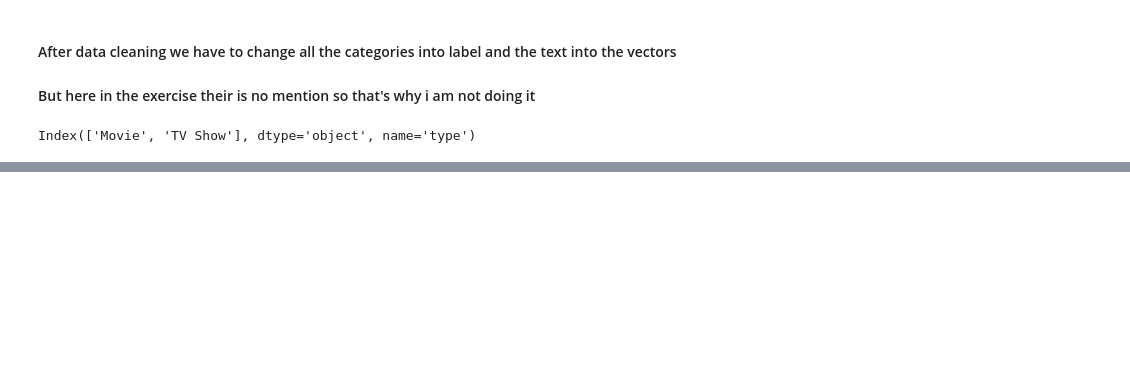
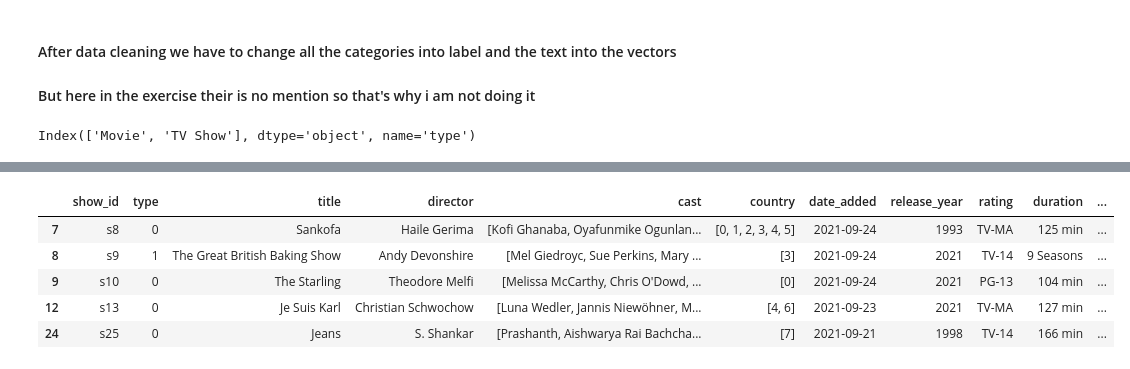
Before and after one commit to aksaini2003/Elevate_labs_internship_work, a Jupyter notebook: task1/main.ipynb, the cells around one changed output, grey strips where cells are left out. Saved outputs shown, nothing was run; the diff lists cells and outputs as text; code cells hidden in the pictures; blank space fills up the shorter version.

```diff
--- a/task1/main.ipynb
+++ b/task1/main.ipynb
@@ -266,0 +346,13 @@ d={'Movie':0,'TV Show':1}
+# %%
+#lets do same as the country column with the genre column also
+genre=list()
+for i in df['genre']:
+    for j in i:
+        if j not in genre:
+            genre.append(j)
+# %%
+genre
+#lets give them label
+d=dict()
+for i,g in enumerate(genre):
+    d[g]=i
@@ -266,0 +379,19 @@ d={'Movie':0,'TV Show':1}
+# %%
+def convert(x):
+    temp=list()
+    for i in x:
+        temp.append(d[i])
+    return temp
+
+# convert(['Dramas'])
+#lets do the mapping
+df['genre']=df['genre'].map(convert)
+# %%
+df.head()
+# %% [output]
+|  | show_id | type | title | director | cast | country | date_added | release_year | rating | duration | ... |
+| 7 | s8 | 0 | Sankofa | Haile Gerima | [Kofi Ghanaba, Oyafunmike Ogunlan... | [0, 1, 2, 3, 4, 5] | 2021-09-24 | 1993 | TV-MA | 125 min | ... |
+| 8 | s9 | 1 | The Great British Baking Show | Andy Devonshire | [Mel Giedroyc, Sue Perkins, Mary ... | [3] | 2021-09-24 | 2021 | TV-14 | 9 Seasons | ... |
+| 9 | s10 | 0 | The Starling | Theodore Melfi | [Melissa McCarthy, Chris O'Dowd, ... | [0] | 2021-09-24 | 2021 | PG-13 | 104 min | ... |
+| 12 | s13 | 0 | Je Suis Karl | Christian Schwochow | [Luna Wedler, Jannis Niewöhner, M... | [4, 6] | 2021-09-23 | 2021 | TV-MA | 127 min | ... |
+| 24 | s25 | 0 | Jeans | S. Shankar | [Prashanth, Aishwarya Rai Bachcha... | [7] | 2021-09-21 | 1998 | TV-14 | 166 min | ... |
```
Also changed, not shown: parts of 13 cells of this notebook, 1 other file.
